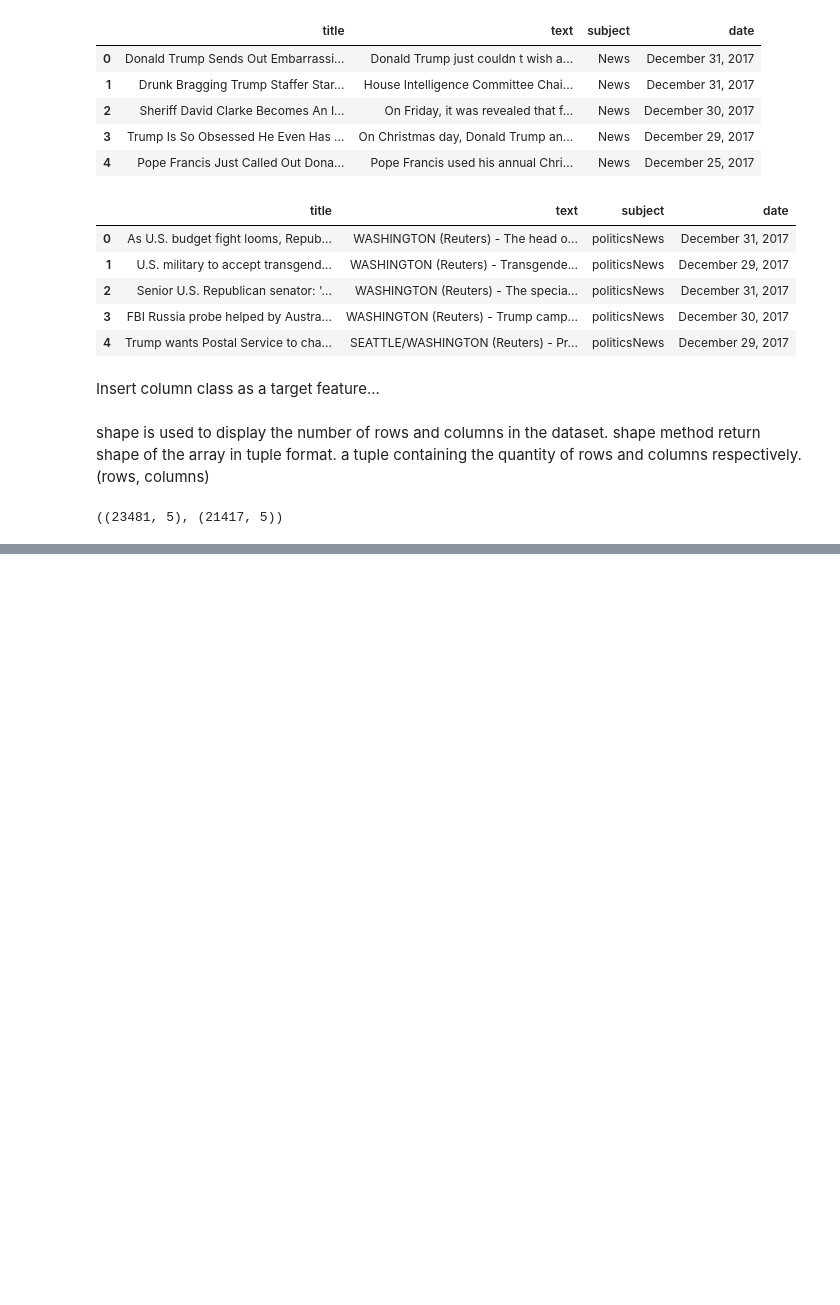
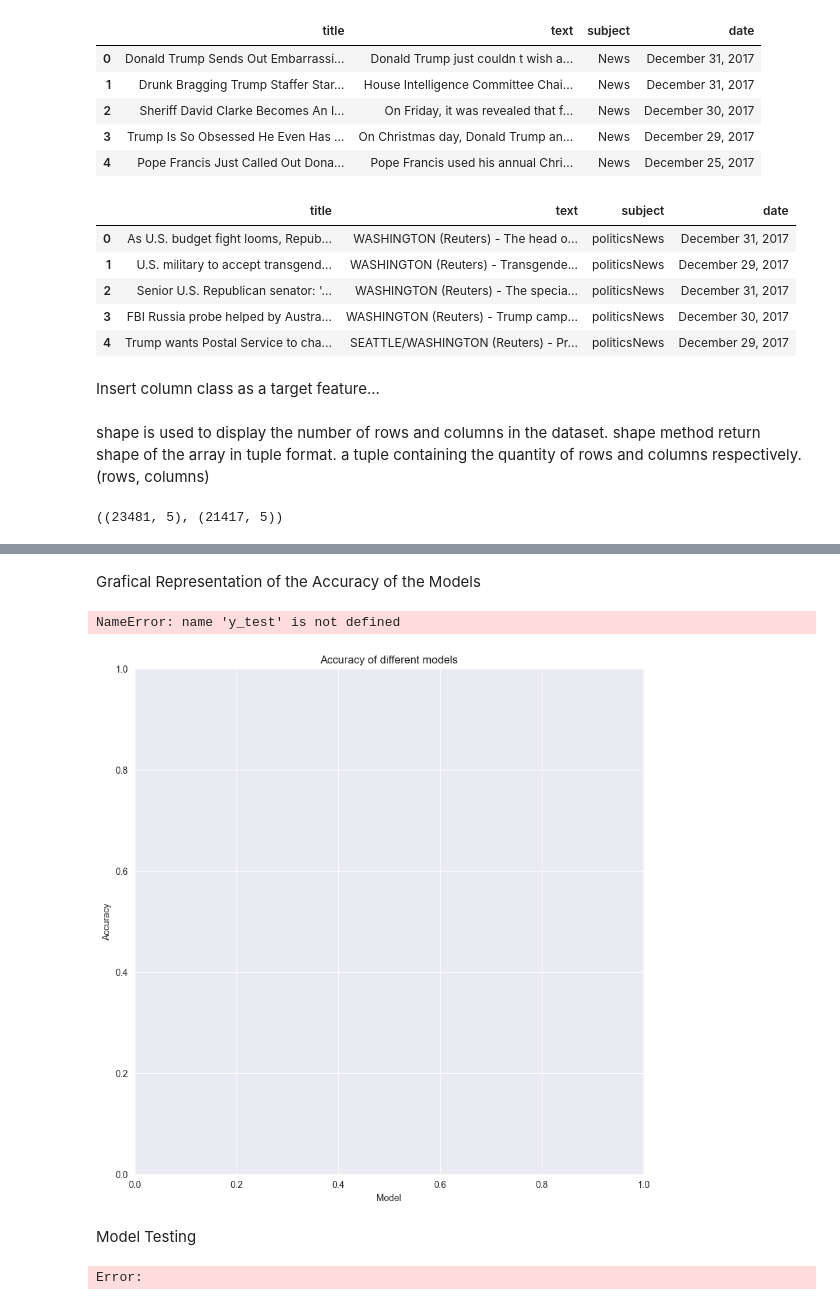
Before and after one commit to prabhjyot009/Fake-News-Detection, a Jupyter notebook: Detection.ipynb, the cells around one changed output, grey strips where cells are left out. Cells and saved outputs as stored; diff of their text form; code cells hidden in the pictures; blank space fills up the shorter version.

```diff
--- a/Detection.ipynb
+++ b/Detection.ipynb
@@ -47,0 +225,5 @@ data_fake.shape,data_true.shape
+# %%
+from sklearn.ensemble import RandomForestClassifier #is used to import the random forest classifier model.
+
+RF=RandomForestClassifier()#is used to create an instance of the random forest classifier model.
+RF.fit(xv_train,y_train)#is used to train the model.
@@ -47,0 +232,2 @@ data_fake.shape,data_true.shape
+# %%
+pred_rf=RF.predict(xv_test)#is used to predict the values for the testing data.
@@ -47,0 +253,6 @@ data_fake.shape,data_true.shape
+# %%
+#KNN
+from sklearn.neighbors import KNeighborsClassifier #is used to import the KNN classifier model.
+
+KNN=KNeighborsClassifier()#is used to create an instance of the KNN classifier model.
+KNN.fit(xv_train,y_train)#is used to train the model.
@@ -47,0 +261,2 @@ data_fake.shape,data_true.shape
+# %%
+pred_knn=KNN.predict(xv_test)#is used to predict the values for the testing data.
@@ -47,0 +278,16 @@ data_fake.shape,data_true.shape
+# %% [markdown]
+Grafical Representation of the Accuracy of the Models
+# %%
+#Bar plot for the accuracy of the models used.
+plt.figure(figsize=(10,10))
+sns.set_style("darkgrid")
+plt.xlabel("Model")
+plt.ylabel("Accuracy")
+plt.title("Accuracy of different models")
+plt.bar(["Logistic Regression","Random Forest","KNN"],[accuracy_score(y_test,pred_lr),accuracy_score(y_test,pred_rf),accuracy_score(y_test,pred_knn)])
+plt.show()
+# %% [output]
+NameError: name 'y_test' is not defined
+[figure, added]
+# %% [markdown]
+Model Testing
@@ -47,0 +312,5 @@ data_fake.shape,data_true.shape
+# %%
+news=str(input())
+manual_testing(news)
+# %% [output]
+Error:
```
Also changed, not shown: parts of 42 cells of this notebook, 1 other file.
